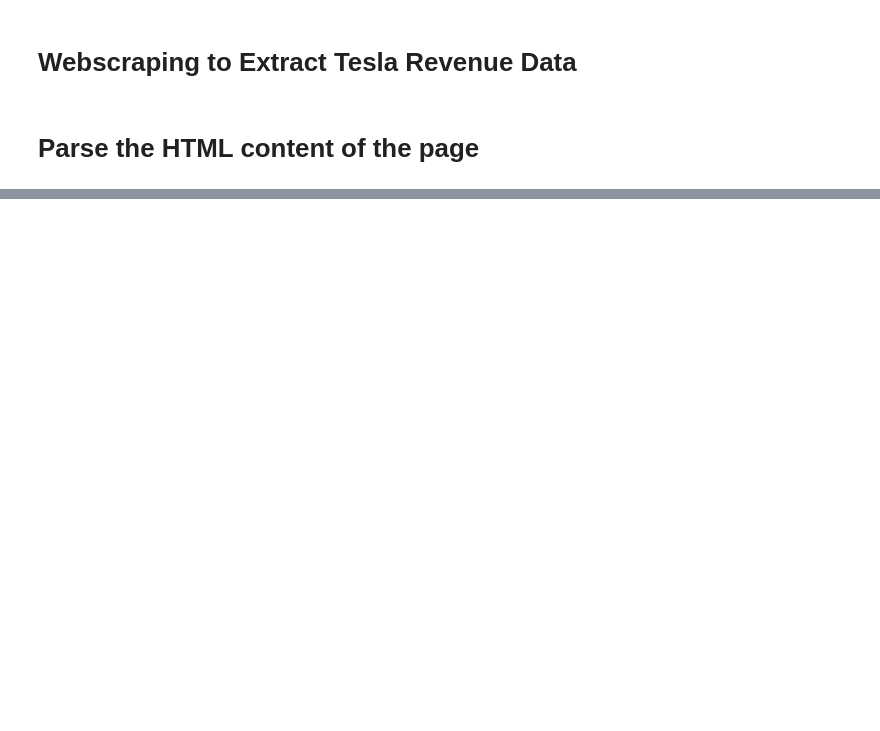
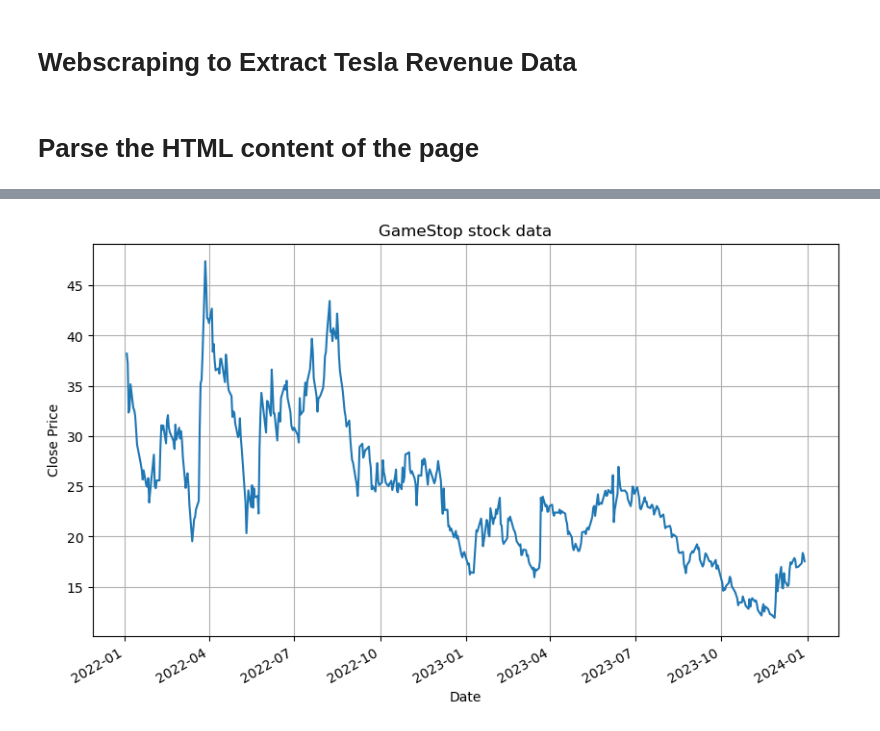
Before and after one commit to AshikurIST/Python-Project-for-Data-Science, a Jupyter notebook: Python Project for Data Science.ipynb, the cells around one changed output, grey strips where cells are left out. Saved outputs shown, nothing was run; the diff lists cells and outputs as text; code cells hidden in the pictures; blank space fills up the shorter version.

```diff
--- a/Python Project for Data Science.ipynb
+++ b/Python Project for Data Science.ipynb
@@ -77,0 +80,5 @@ tesla_revenue_dataframe.tail()
+# %%
+# Specify the stock symbol and the time period
+stock_symbol = "GME"
+start_date = "2022-01-01"
+end_date = "2024-01-01"
@@ -77,0 +87,2 @@ tesla_revenue_dataframe.tail()
+# %%
+gme_data=yf.download(stock_symbol,start=start_date,end=end_date)
@@ -77,0 +174,9 @@ tesla_revenue_dataframe.tail()
+# %%
+plt.figure(figsize=(10,6))
+gme_data['Close'].plot()
+plt.title('GameStop stock data')
+plt.xlabel('Date')
+plt.ylabel('Close Price')
+plt.grid(True)
+# %% [output]
+[figure, added]
```
Also changed, not shown: parts of 36 cells of this notebook.
